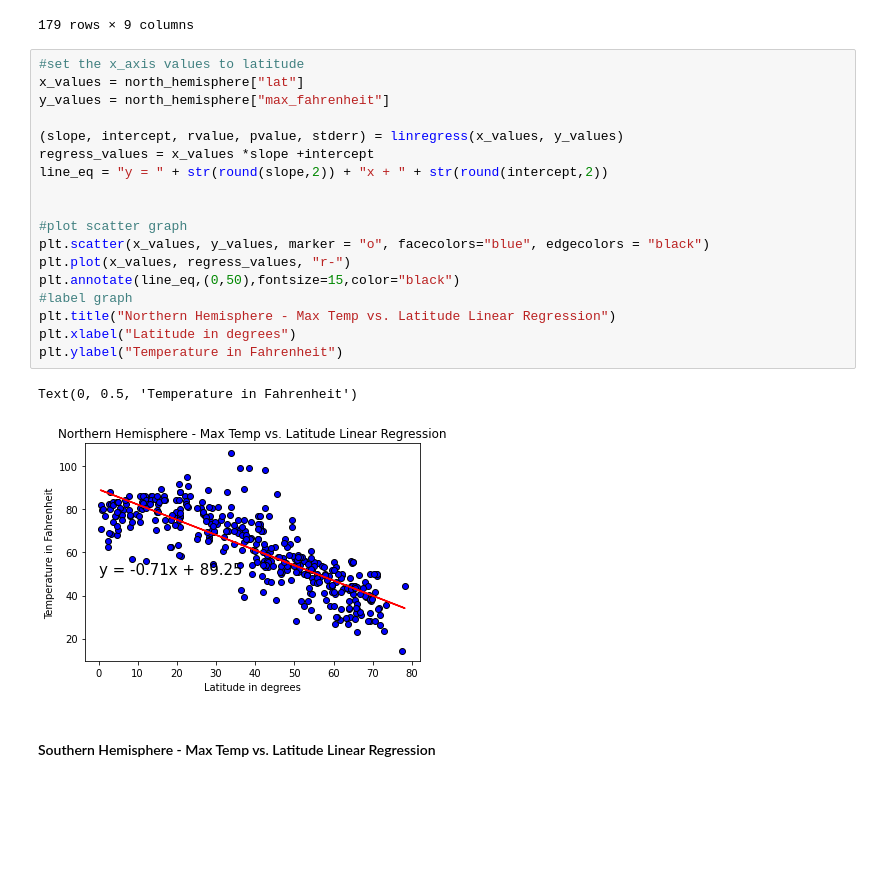
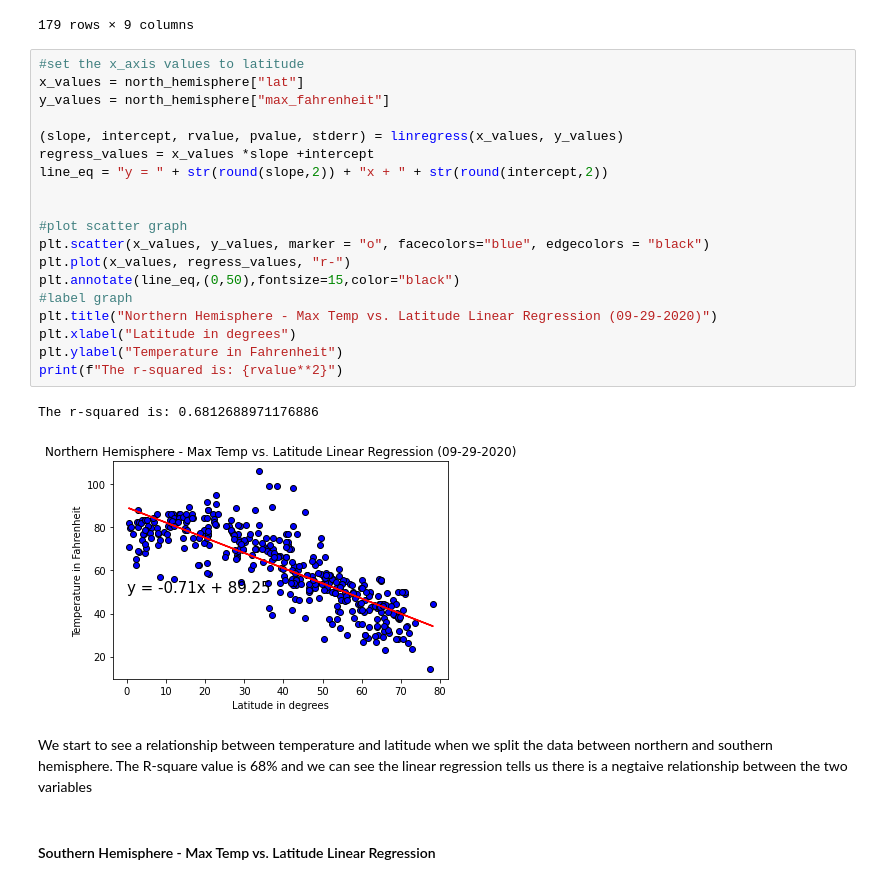
Before and after one commit to Jecyfdez/python-api-challenge, a Jupyter notebook: WeatherPy/WeatherPy.ipynb, the cells around one changed output. Saved outputs shown, nothing was run; the diff lists cells and outputs as text; blank space fills up the shorter version.

```diff
--- a/WeatherPy/WeatherPy.ipynb
+++ b/WeatherPy/WeatherPy.ipynb
@@ -299,24 +299,27 @@ south_hemisphere
 # %%
 #set the x_axis values to latitude
 x_values = north_hemisphere["lat"]
 y_values = north_hemisphere["max_fahrenheit"]
 
 (slope, intercept, rvalue, pvalue, stderr) = linregress(x_values, y_values)
 regress_values = x_values *slope +intercept
 line_eq = "y = " + str(round(slope,2)) + "x + " + str(round(intercept,2))
 
 
 #plot scatter graph
 plt.scatter(x_values, y_values, marker = "o", facecolors="blue", edgecolors = "black")
 plt.plot(x_values, regress_values, "r-")
 plt.annotate(line_eq,(0,50),fontsize=15,color="black")
 #label graph
-plt.title("Northern Hemisphere - Max Temp vs. Latitude Linear Regression")
+plt.title("Northern Hemisphere - Max Temp vs. Latitude Linear Regression (09-29-2020)")
 plt.xlabel("Latitude in degrees")
 plt.ylabel("Temperature in Fahrenheit")
+print(f"The r-squared is: {rvalue**2}")
 # %% [output]
-Text(0, 0.5, 'Temperature in Fahrenheit')
+The r-squared is: 0.6812688971176886
-[figure, old version]
+[figure, new version]
+# %% [markdown]
+We start to see a relationship between temperature and latitude when we split the data between northern and southern hemisphere. The R-square value is 68% and we can see the linear regression tells us there is a negtaive relationship between the two variables
 # %% [markdown]
 ####  Southern Hemisphere - Max Temp vs. Latitude Linear Regression
 # %%
```
Also changed, not shown: parts of 17 cells of this notebook.
